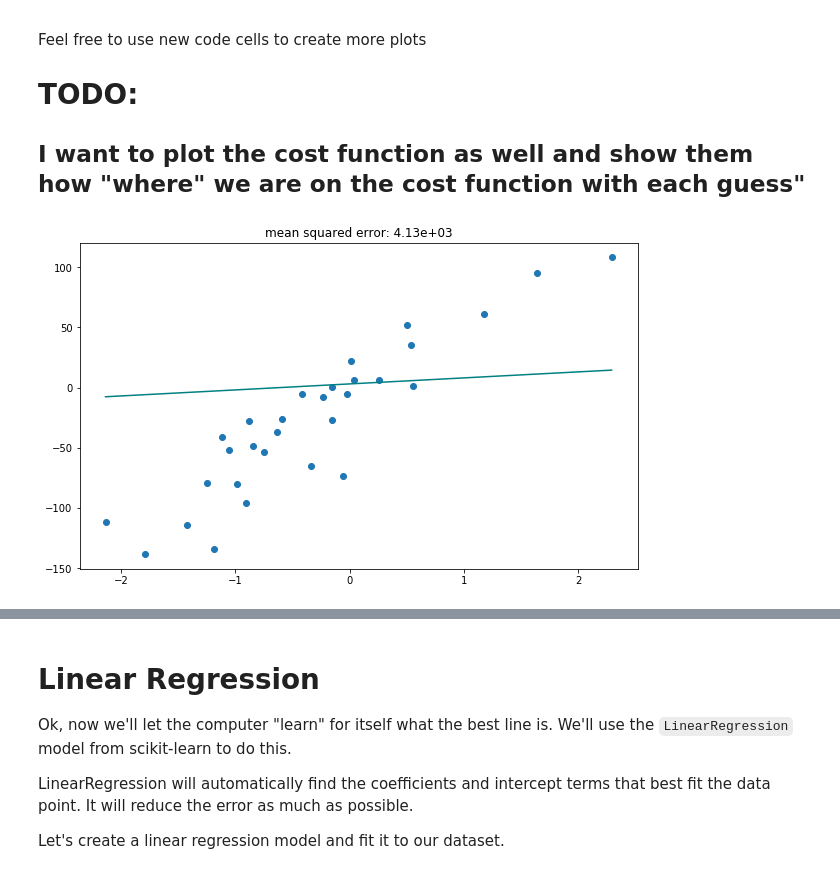
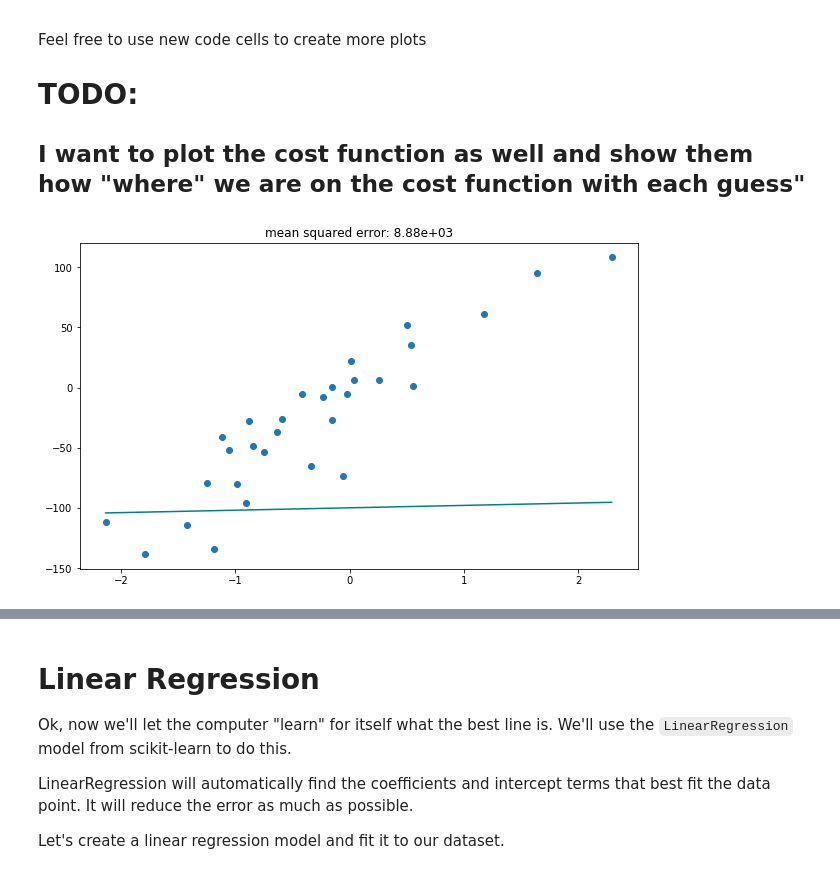
Before and after one commit to CodingNomads/data-science-machine-learning, a Jupyter notebook: notebooks/1_linear_regression.ipynb, the cells around one changed output, grey strips where cells are left out. Cells and saved outputs as stored; diff of their text form; code cells hidden in the pictures.

```diff
--- a/notebooks/1_linear_regression.ipynb
+++ b/notebooks/1_linear_regression.ipynb
@@ -47,8 +47,8 @@ Feel free to use new code cells to create more plots
 ## I want to plot the cost function as well and show them how "where" we are on the cost function with each guess"
 # %%
 # You plug in m and c below
-plot_your_guess(m = 5 , c = 3)
+plot_your_guess(m = 2 , c = -100 )
 # %% [output]
-[figure, old version]
+[figure, new version]
 # %%
 # make a few guesses, see if you can improve your mean squared error (small is better!)
```
Also changed, not shown: parts of 13 cells of this notebook, 1 other file.
